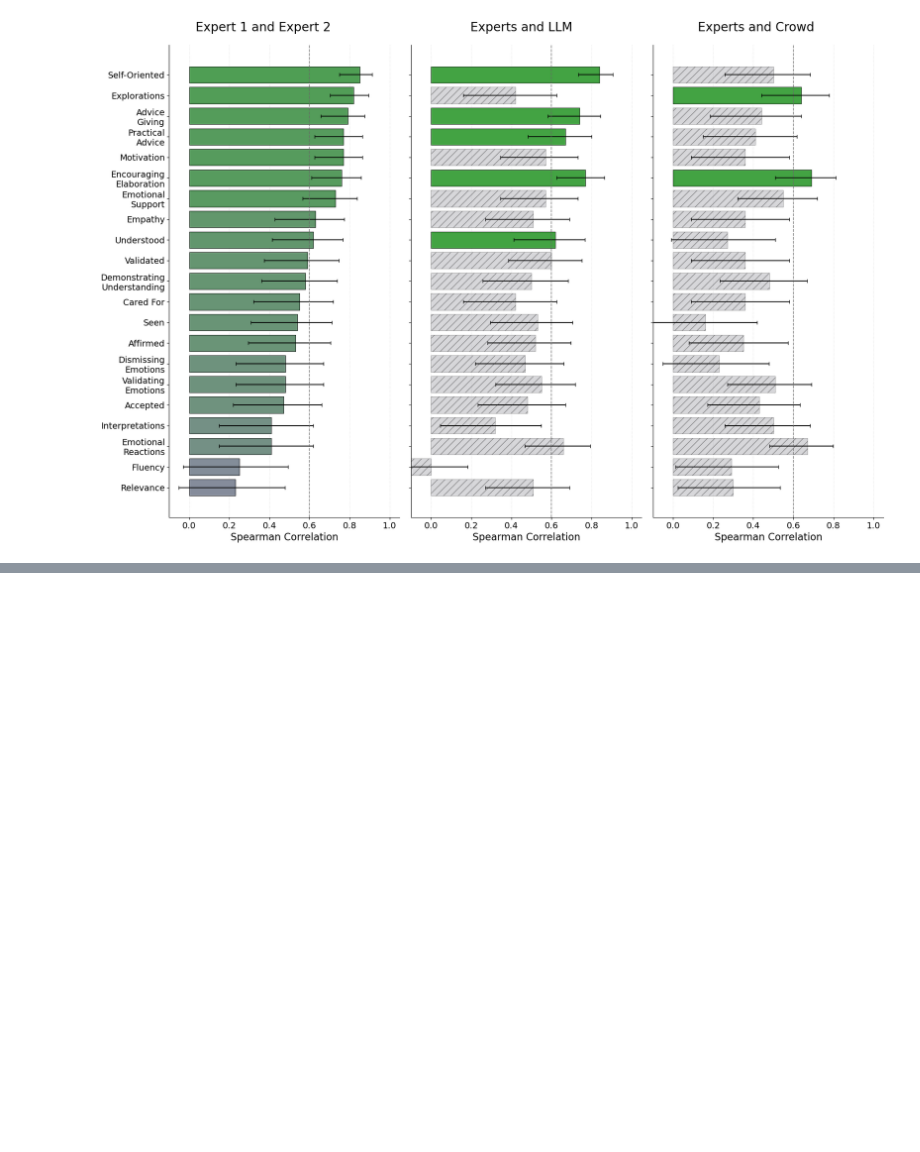
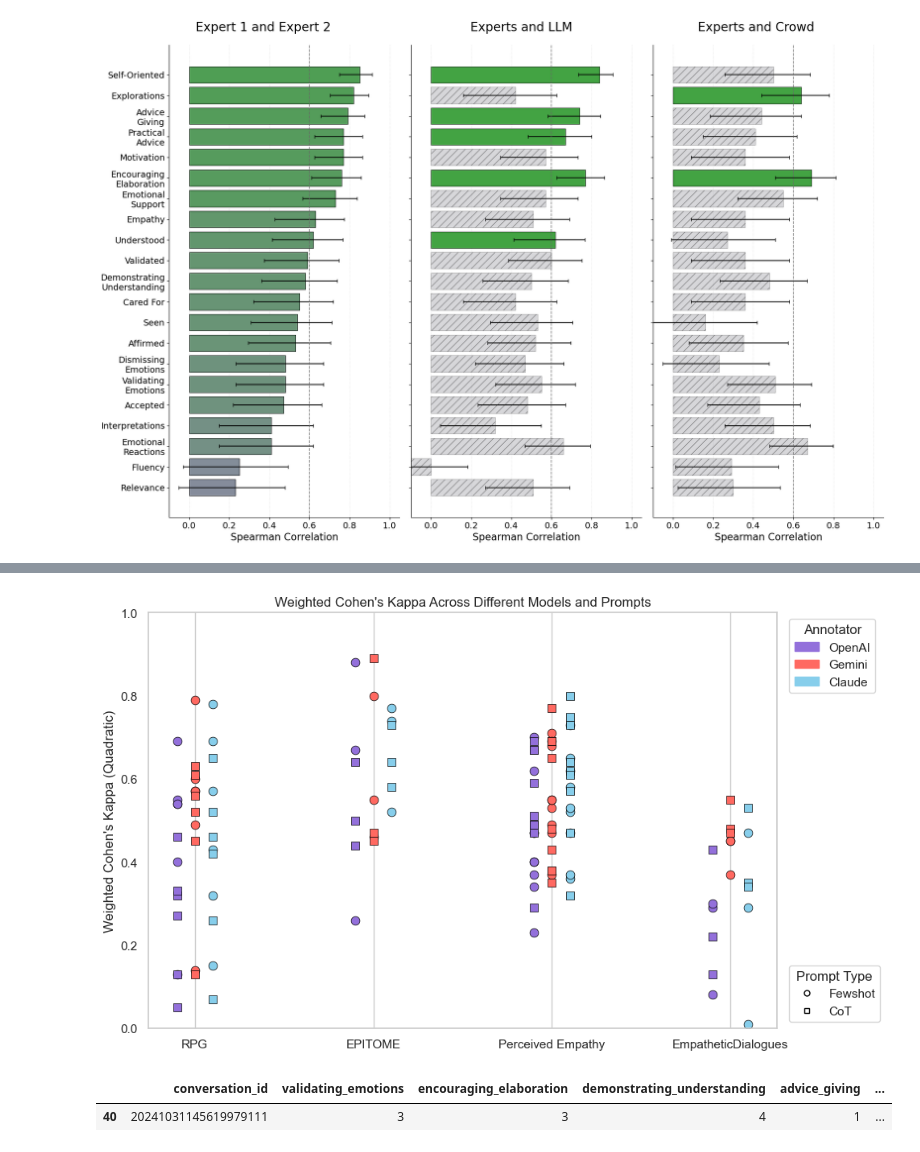
Before and after one commit to Fai-Poungpeth/evaluating-elements-of-empathic-communication, a Jupyter notebook: analysis.ipynb, the cells around one changed output, grey strips where cells are left out. Saved outputs shown, nothing was run; the diff lists cells and outputs as text; code cells hidden in the pictures; blank space fills up the shorter version.

```diff
--- a/analysis.ipynb
+++ b/analysis.ipynb
@@ -1612,0 +1963,80 @@ combined
+# %%
+import seaborn as sns
+import matplotlib.pyplot as plt
+from matplotlib.patches import Patch
+from matplotlib.lines import Line2D
+import numpy as np
+
+# Step 1: Extract annotator and prompt type
+df_long['Annotator'] = df_long['ModelPrompt'].apply(
+    lambda model: 'OpenAI' if 'OpenAI' in model else
+                  'Gemini' if 'Gemini' in model else
+                  'Claude' if 'Claude' in model else 'Experts'
+)
+df_long['Prompt'] = df_long['ModelPrompt'].apply(
+    lambda model: 'Fewshot' if 'Fewshot' in model else
+                  'CoT' if 'CoT' in model else 'N/A'
+)
+df_filtered = df_long[df_long['Annotator'] != 'Experts']
+
+# Step 2: Define colors and markers
+annotators = ['OpenAI', 'Gemini', 'Claude']
+n_annotators = len(annotators)
+custom_colors = ['#9370DB', '#FF6961', '#87CEEB', '#32CD32']
+color_map = dict(zip(annotators, custom_colors))
+marker_map = {'Fewshot': 'o', 'CoT': 's'}
+
+# Step 3: X positions by dataset only
+datasets = df_long['Dataset'].unique()
+x_positions = {dataset: i for i, dataset in enumerate(datasets)}
+
+# Step 4: Offset based on annotator
+width = 0.1
+offset_values = np.linspace(-(n_annotators - 1) / 2.0, (n_annotators - 1) / 2.0, n_annotators) * width
+offsets = dict(zip(annotators, offset_values))
+
+# Step 5: Plot all points with offsets
+plt.figure(figsize=(10, 6))
+
+for _, row in df_filtered.iterrows():
+    x = x_positions[row['Dataset']] + offsets[row['Annotator']]
+    y = row['Kappa']
+    plt.scatter(
+        x,
+        y,
+        color=color_map[row['Annotator']],
+        marker=marker_map.get(row['Prompt'], 'X'),
+        s=60,
+        edgecolor='black',
+        linewidth=0.5
+    )
+
+# Step 6: Legends
+color_legend = [Patch(color=color_map[a], label=a) for a in annotators]
+shape_legend = [
+    Line2D([0], [0], marker=marker_map[p], color='black', linestyle='',
+           markerfacecolor='white', markersize=5, label=p, markeredgewidth=1)
+    for p in ['Fewshot', 'CoT']
+]
+
+# Step 7: Final polish
+plt.xticks(ticks=range(len(datasets)), labels=datasets)
+plt.title("Weighted Cohen's Kappa Across Different Models and Prompts")
+plt.ylabel("Weighted Cohen's Kappa (Quadratic)")
+plt.xlabel("")
+plt.ylim(0, 1)
+plt.grid(axis='y')
+
+legend1 = plt.legend(handles=color_legend, title="Annotator", loc='upper left', bbox_to_anchor=(1.01, 1))
+legend2 = plt.legend(handles=shape_legend, title="Prompt Type", loc='lower left', bbox_to_anchor=(1.01, 0))
+plt.gca().add_artist(legend1)
+
+plt.tight_layout()
+plt.show()
+# %% [output]
+[figure, added]
+# %%
+expert2_rpg.loc[expert2_rpg['conversation_id'] == '20241031145619979111', :]
+# %% [output]
+|  | conversation_id | validating_emotions | encouraging_elaboration | demonstrating_understanding | advice_giving | ... |
+| 40 | 20241031145619979111 | 3 | 3 | 4 | 1 | ... |
```
Also changed, not shown: parts of 11 cells of this notebook, 17 other files.
